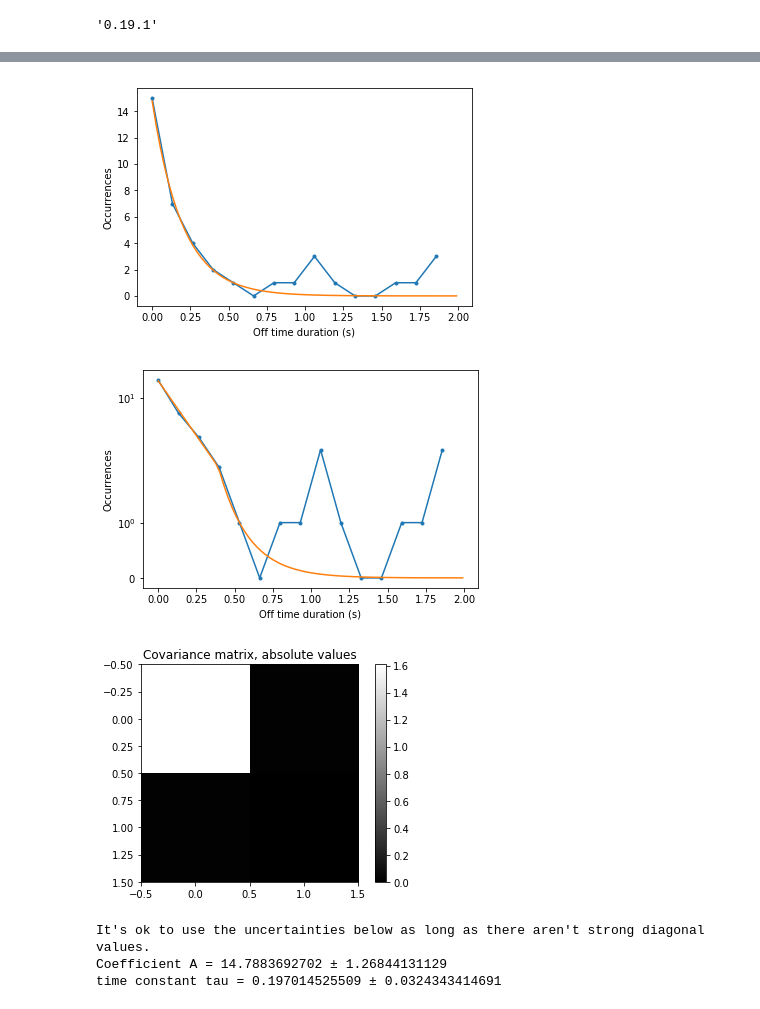
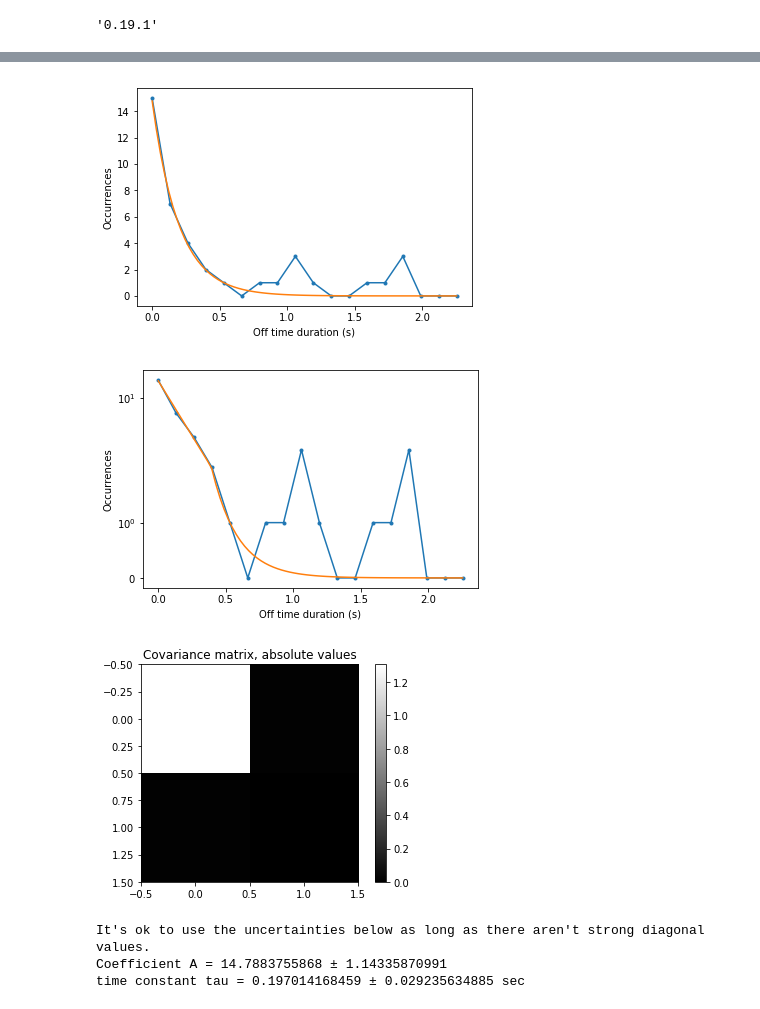
Before and after one commit to vivarose/blinker_analysis, a Jupyter notebook: blinker_analysis_with_exponential_fit.ipynb, the cells around one changed output, grey strips where cells are left out. Saved outputs shown, nothing was run; the diff lists cells and outputs as text; code cells hidden in the pictures.

```diff
--- a/blinker_analysis_with_exponential_fit.ipynb
+++ b/blinker_analysis_with_exponential_fit.ipynb
@@ -273,7 +273,7 @@ def frange(start, end=None, inc=None):
 # This might be different from the built in hist function.
 
 oninc = max(ontimes)/numonbins
-onbins= frange(0,max(ontimes),oninc)
+onbins= frange(0,max(ontimes)+oninc*3,oninc)
 #print(onbins[0:5])
 
 
@@ -282,18 +282,27 @@ offbins=np.linspace(0,max(offtimes),numoffbins+1)
 print("linspace option (not used):")
 print(offbins)
 offbins= frange(0,max(offtimes),offinc)
-print("frange approach (used):")
+print("frange approach:")
 print(offbins)
 #print(offbins[0:5])
+offbins= frange(0,max(offtimes)+offinc*3,offinc)
+print("frange approach and pad 3 bins to right (used):")
+print(offbins)
 
-centeredonbins = frange(oninc/2,max(ontimes)+oninc/2,oninc)
-centeredoffbins= frange(offinc/2,max(offtimes)+offinc/2,offinc)
+centeredonbins = frange(oninc/2,max(ontimes)+oninc*3+oninc/2,oninc)
+centeredoffbins= frange(offinc/2,max(offtimes)+offinc*3+offinc/2,offinc)
 #centeredoffbins=np.linspace(offinc/2,max(offtimes)+offinc/2,numoffbins)
 
 
 print('\n')
 print(onbins[-5:])
 print(centeredonbins[-5:])
+
+print("Make sure ")
+print(len(centeredonbins))
+print(len(onbins))
+print(len(centeredoffbins))
+print(len(offbins))
 # %% [output]
 linspace option (not used):
 [ 0.          0.13266667  0.26533333  0.398       0.53066667  0.66333333
@@ -484,40 +500,40 @@ time constant tau = 0.197015253291 ± 0.0324349903015
 
 # off time fit
 offparams, offpcov = curve_fit(expfit, offbins, offhist[0],p0 = (30, 0.8))
-offfitx = np.linspace(min(offbins),max(offtimes),numoffbins*5)
+offfitx = np.linspace(min(offbins),max(offtimes)+2.0*offinc,numoffbins*5)
 offfit = expfit(offfitx,offparams[0],offparams[1])
 
 # plot
 fig,ax1 = plt.subplots()
 ax1.plot(offbins,offhist[0],'.-')
 plt.xlabel('Off time duration (s)')
 plt.ylabel('Occurrences')
 #ax1.set_yscale('symlog')
 ax1.plot(offfitx,offfit)
 plt.show()
 
 fig,ax1 = plt.subplots()
 ax1.plot(offbins,offhist[0],'.-')
 plt.xlabel('Off time duration (s)')
 plt.ylabel('Occurrences')
 ax1.set_yscale('symlog')
 ax1.plot(offfitx,offfit)
 plt.show()
 
 plt.imshow(abs(offpcov), cmap="gray", interpolation="nearest", vmin=0)
 plt.colorbar()
 plt.title('Covariance matrix, absolute values')
 plt.show()
 print("It's ok to use the uncertainties below as long as there aren't strong diagonal values.")
 
 
 
 print  'Coefficient A = ' + str(offparams[0]) + ' ± ' + str(np.sqrt(offpcov[0,0]))
-print 'time constant tau = ' + str(offparams[1]) + ' ± ' + str(np.sqrt(offpcov[1,1]))
+print 'time constant tau = ' + str(offparams[1]) + ' ± ' + str(np.sqrt(offpcov[1,1])) + ' sec'
 # %% [output]
-[figure, old version]
+[figure, new version]
-[figure, old version]
+[figure, new version]
-[figure, old version]
+[figure, new version]
 It's ok to use the uncertainties below as long as there aren't strong diagonal values.
-Coefficient A = 14.7883692702 ± 1.26844131129
-time constant tau = 0.197014525509 ± 0.0324343414691
+Coefficient A = 14.7883755868 ± 1.14335870991
+time constant tau = 0.197014168459 ± 0.029235634885 sec
```
Also changed, not shown: parts of 9 cells of this notebook.
